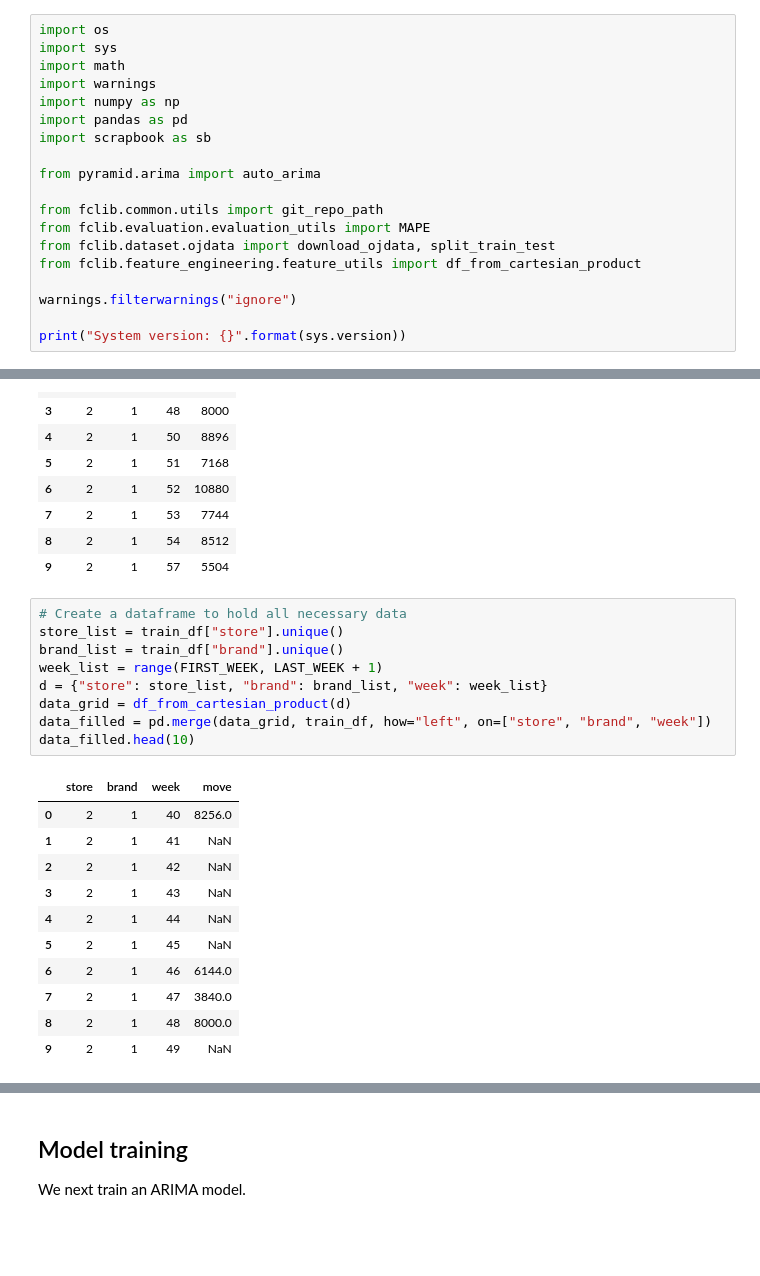
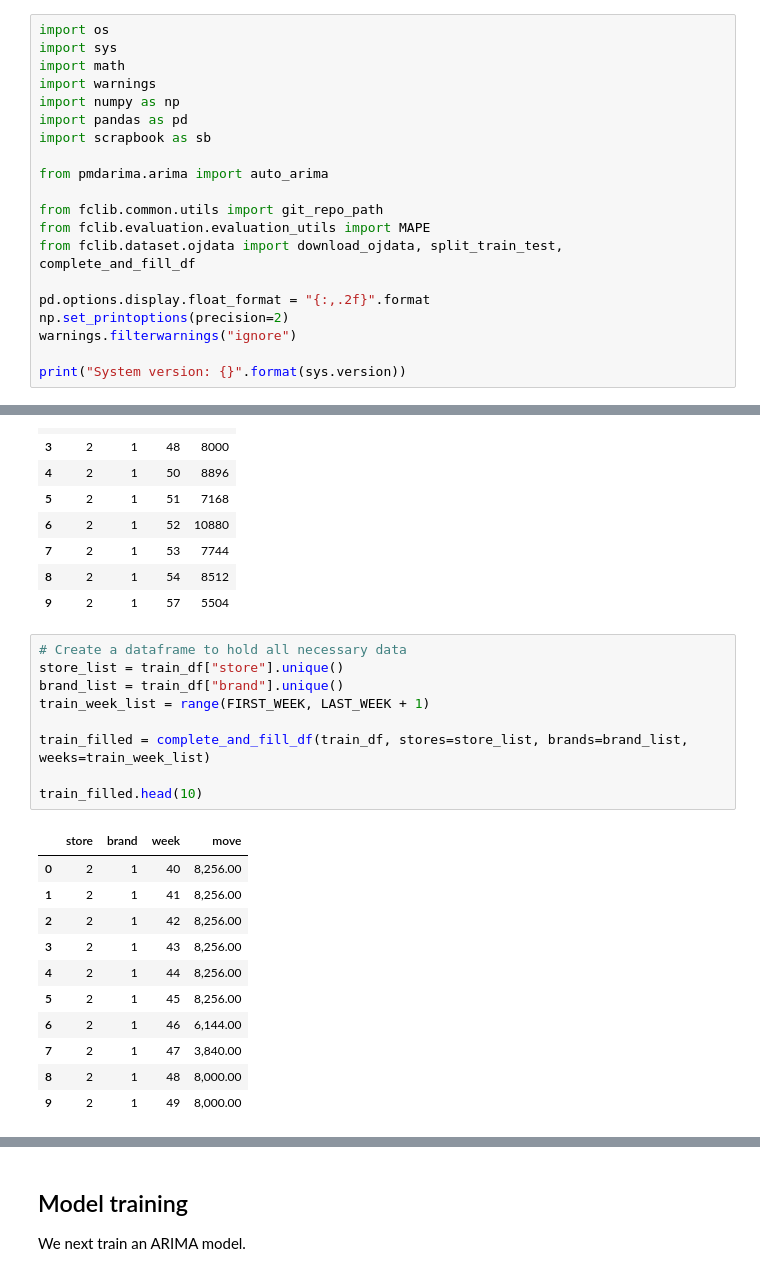
Before and after one commit to sdonohoo/forecasting, a Jupyter notebook: examples/00_quick_start/arima_point_forecast.ipynb, the cells around one changed output, grey strips where cells are left out. Drawn from its saved outputs; the diff is of its cells as text; blank space fills up the shorter version.

```diff
--- a/examples/00_quick_start/arima_point_forecast.ipynb
+++ b/examples/00_quick_start/arima_point_forecast.ipynb
@@ -30,13 +30,14 @@ import numpy as np
 import pandas as pd
 import scrapbook as sb
 
-from pyramid.arima import auto_arima
+from pmdarima.arima import auto_arima
 
 from fclib.common.utils import git_repo_path
 from fclib.evaluation.evaluation_utils import MAPE
-from fclib.dataset.ojdata import download_ojdata, split_train_test
-from fclib.feature_engineering.feature_utils import df_from_cartesian_product
+from fclib.dataset.ojdata import download_ojdata, split_train_test, complete_and_fill_df
 
+pd.options.display.float_format = "{:,.2f}".format
+np.set_printoptions(precision=2)
 warnings.filterwarnings("ignore")
 
 print("System version: {}".format(sys.version))
@@ -141,21 +132,21 @@ train_df.head(10)
 # %%
 # Create a dataframe to hold all necessary data
 store_list = train_df["store"].unique()
 brand_list = train_df["brand"].unique()
-week_list = range(FIRST_WEEK, LAST_WEEK + 1)
-d = {"store": store_list, "brand": brand_list, "week": week_list}
-data_grid = df_from_cartesian_product(d)
-data_filled = pd.merge(data_grid, train_df, how="left", on=["store", "brand", "week"])
-data_filled.head(10)
+train_week_list = range(FIRST_WEEK, LAST_WEEK + 1)
+
+train_filled = complete_and_fill_df(train_df, stores=store_list, brands=brand_list, weeks=train_week_list)
+
+train_filled.head(10)
 # %% [output]
 |  | store | brand | week | move |
-| 0 | 2 | 1 | 40 | 8256.0 |
-| 1 | 2 | 1 | 41 | NaN |
-| 2 | 2 | 1 | 42 | NaN |
-| 3 | 2 | 1 | 43 | NaN |
-| 4 | 2 | 1 | 44 | NaN |
-| 5 | 2 | 1 | 45 | NaN |
-| 6 | 2 | 1 | 46 | 6144.0 |
-| 7 | 2 | 1 | 47 | 3840.0 |
-| 8 | 2 | 1 | 48 | 8000.0 |
-| 9 | 2 | 1 | 49 | NaN |
+| 0 | 2 | 1 | 40 | 8,256.00 |
+| 1 | 2 | 1 | 41 | 8,256.00 |
+| 2 | 2 | 1 | 42 | 8,256.00 |
+| 3 | 2 | 1 | 43 | 8,256.00 |
+| 4 | 2 | 1 | 44 | 8,256.00 |
+| 5 | 2 | 1 | 45 | 8,256.00 |
+| 6 | 2 | 1 | 46 | 6,144.00 |
+| 7 | 2 | 1 | 47 | 3,840.00 |
+| 8 | 2 | 1 | 48 | 8,000.00 |
+| 9 | 2 | 1 | 49 | 8,000.00 |
```
Also changed, not shown: parts of 21 cells of this notebook.
